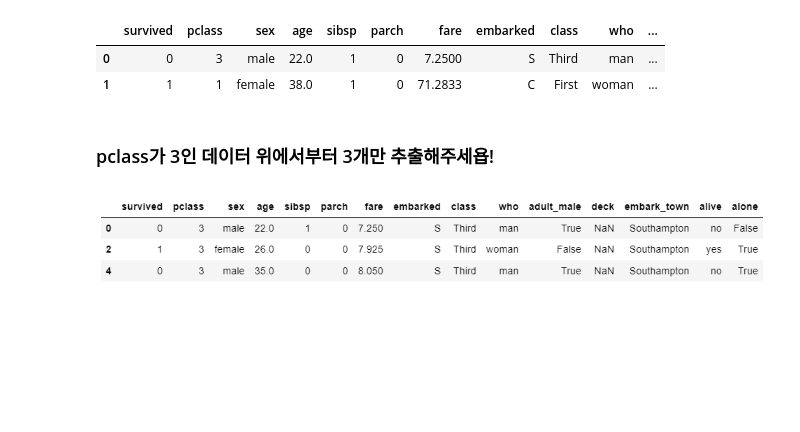
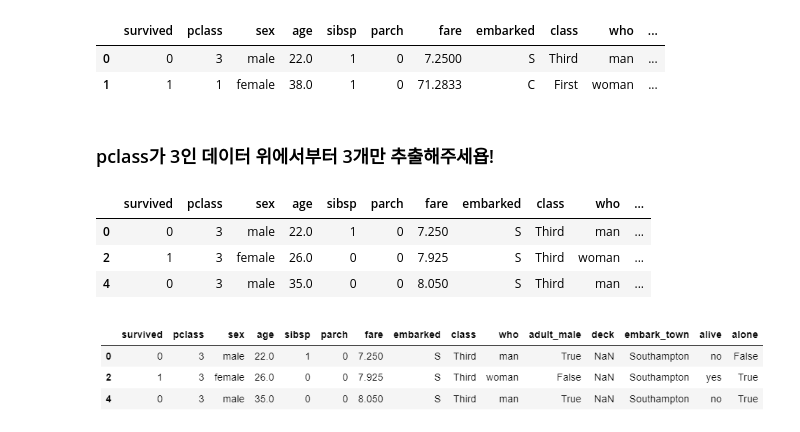
Before and after one commit to suyeonlee01/insight-12th, a Jupyter notebook: code/hyunji1122/session1/pandas 과제.ipynb, the cells around one changed output. Drawn from its saved outputs; the diff is of its cells as text; code cells hidden in the pictures; blank space fills up the shorter version.

```diff
--- a/code/hyunji1122/session1/pandas 과제.ipynb
+++ b/code/hyunji1122/session1/pandas 과제.ipynb
@@ -205,7 +233,12 @@ data3.head(2)
 # %% [markdown]
 ### pclass가 3인 데이터 위에서부터 3개만 추출해주세욥!
 # %%
-data3[*************].head(3)
+data3[data3["pclass"]==3].head(3)
+# %% [output]
+|  | survived | pclass | sex | age | sibsp | parch | fare | embarked | class | who | ... |
+| 0 | 0 | 3 | male | 22.0 | 1 | 0 | 7.250 | S | Third | man | ... |
+| 2 | 1 | 3 | female | 26.0 | 0 | 0 | 7.925 | S | Third | woman | ... |
+| 4 | 0 | 3 | male | 35.0 | 0 | 0 | 8.050 | S | Third | man | ... |
 # %% [markdown]
 ![image.png](attachment:image.png)
 # %% [markdown]
```
Also changed, not shown: parts of 9 cells of this notebook, 1 other file.
